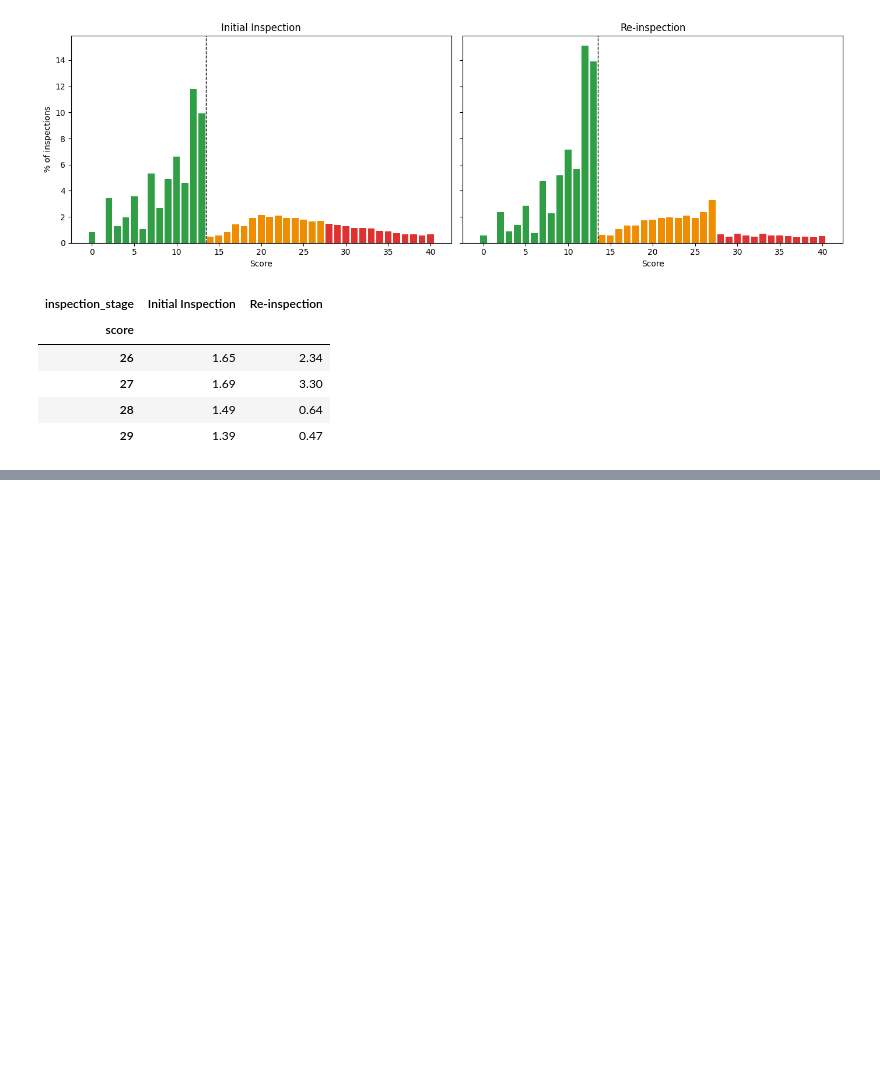
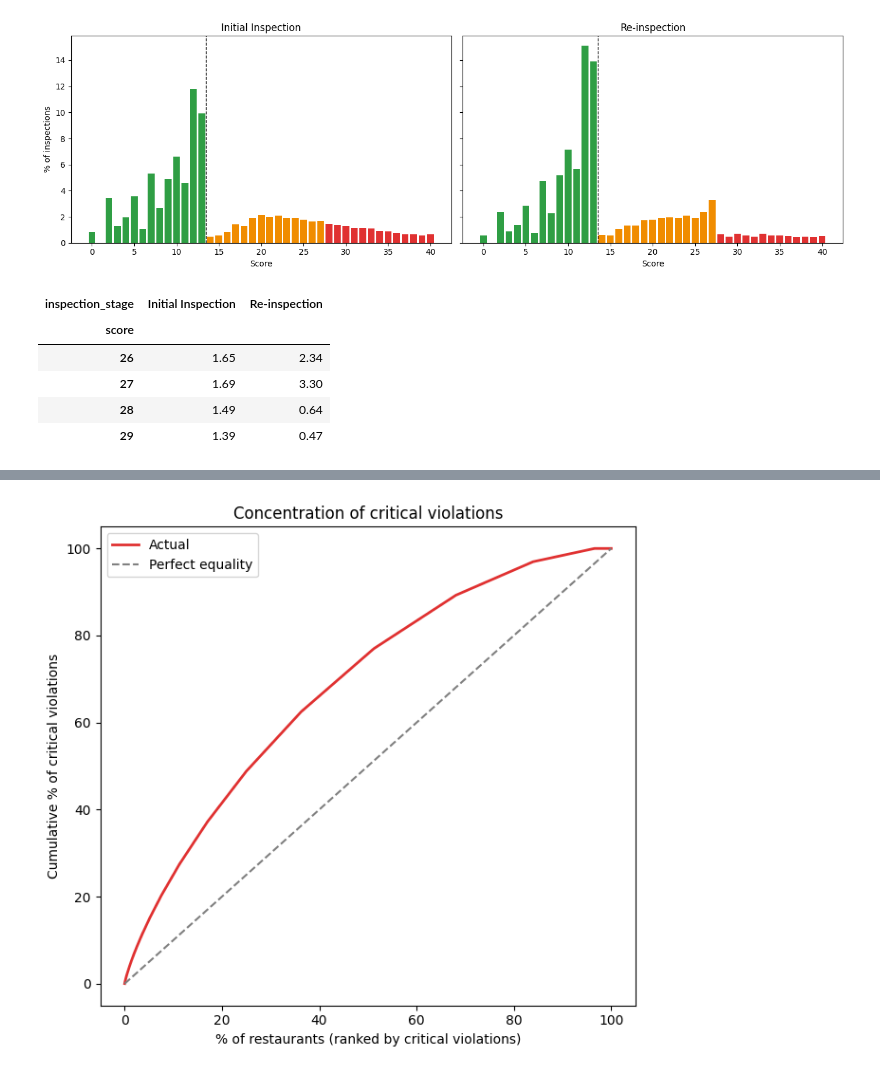
Before and after one commit to KatherineZ323/nyc-restaurant-inspections, a Jupyter notebook: notebooks/04_analysis.ipynb, the cells around one changed output, grey strips where cells are left out. Saved outputs shown, nothing was run; the diff lists cells and outputs as text; code cells hidden in the pictures; blank space fills up the shorter version.

```diff
--- a/notebooks/04_analysis.ipynb
+++ b/notebooks/04_analysis.ipynb
@@ -178,0 +440,14 @@ threshold_check
+# %%
+fig, ax = plt.subplots(figsize=(6.5, 6))
+ax.plot(concentration["pct_restaurants"], concentration["pct_critical"], color="#e03131", linewidth=2, label="Actual")
+ax.plot([0, 100], [0, 100], color="gray", linestyle="--", label="Perfect equality")
+
+ax.set_xlabel("% of restaurants (ranked by critical violations)")
+ax.set_ylabel("Cumulative % of critical violations")
+ax.set_title("Concentration of critical violations")
+ax.legend()
+plt.tight_layout()
+plt.savefig("../figures/q3_concentration_curve.png", dpi=150, bbox_inches="tight")
+plt.show()
+# %% [output]
+[figure, added]
```
Also changed, not shown: parts of 35 cells of this notebook, 1 other file.
